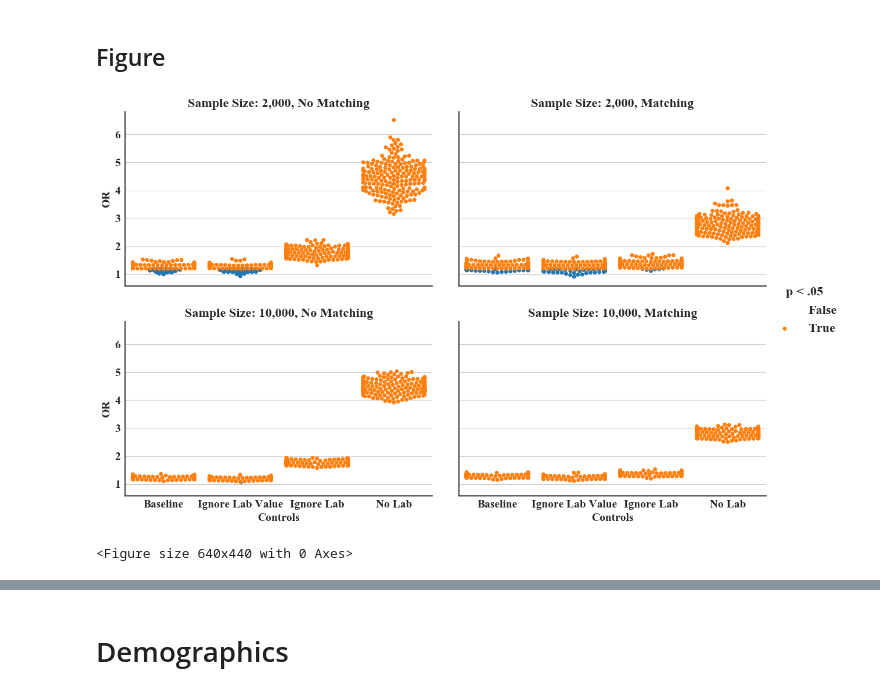
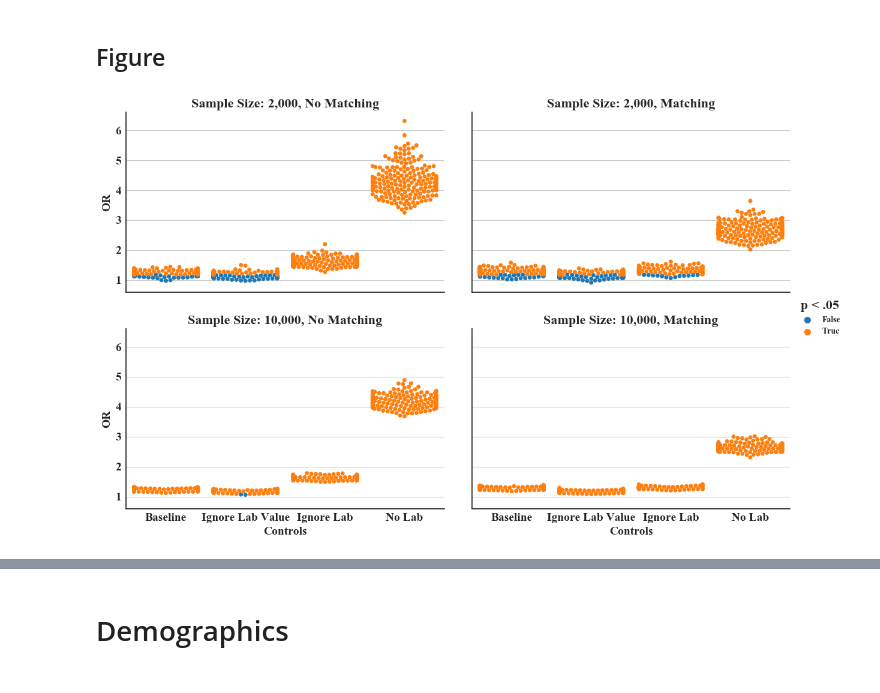
Before and after one commit to brettbj/association-robustness, a Jupyter notebook: Paper figs.ipynb, the cells around one changed output, grey strips where cells are left out. Saved outputs shown, nothing was run; the diff lists cells and outputs as text; code cells hidden in the pictures.

```diff
--- a/Paper figs.ipynb
+++ b/Paper figs.ipynb
@@ -168,9 +169,9 @@ plt.savefig('./figures/figure4.eps', dpi=300)
 # %% [markdown]
 ## Data
 # %%
-matched_results = pd.read_csv('results/matched_control_definitions_bootstrap.csv')
+matched_results = pd.read_csv('results/updated_matched_control_definitions_bootstrap.csv')
 matched_results['matching'] = 'age and gender'
-unmatched_results = pd.read_csv('results/control_definitions_bootstrap.csv')
+unmatched_results = pd.read_csv('results/updated_control_definitions_bootstrap.csv')
 unmatched_results['matching'] = 'none'
 
 results = pd.concat([unmatched_results, matched_results], join='inner')
@@ -309,44 +331,41 @@ print(results[(results['control']=='t2dControlEmergeNoLab') & (results['samp_siz
 # %%
 set_style()
 
-g = sns.FacetGrid(data=results, row='samp_size', col='matching', hue='p < .05',
-                  row_order=[2000, 10000], height=4, aspect=1.5)
-
-g = (g.map(sns.swarmplot, 'control', 'OR',
-           order=['t2dControlEmerge', 't2dControlEmergeIgnoreLabValue',
-                  't2dControlEmergeIgnoreLab', 't2dControlEmergeNoLab'])
-     .set_xticklabels(['Baseline', 'Ignore Lab Value', 'Ignore Lab', 'No Lab'], ha='center'))
+g = sns.catplot(kind='swarm', data=results, row='samp_size', col='matching',
+                x='control', y='OR', hue='p < .05',
+                order=['t2dControlEmerge', 't2dControlEmergeIgnoreLabValue',
+                       't2dControlEmergeIgnoreLab', 't2dControlEmergeNoLab'],
+                  row_order=[2000, 10000], height=4, aspect=1.5).set_xticklabels(['Baseline', 'Ignore Lab Value', 'Ignore Lab', 'No Lab'], ha='center')
 
 g.axes[0,0].yaxis.grid(True)
 g.axes[0,1].yaxis.grid(True)
 g.axes[1,0].yaxis.grid(True)
 g.axes[1,1].yaxis.grid(True)
 
 g.axes[0,0].set_title('Sample Size: 2,000, No Matching', fontsize=16)
 g.axes[0,1].set_title('Sample Size: 2,000, Matching', fontsize=16)
 g.axes[1,0].set_title('Sample Size: 10,000, No Matching', fontsize=16)
 g.axes[1,1].set_title('Sample Size: 10,000, Matching', fontsize=16)
 
 
 g.axes[0,0].tick_params(axis='both', which='major', labelsize=14)
 g.axes[0,1].tick_params(axis='both', which='major', labelsize=14)
 g.axes[1,0].tick_params(axis='both', which='major', labelsize=14)
 g.axes[1,1].tick_params(axis='both', which='major', labelsize=14)
 
 g.axes[1,0].set_xlabel('Controls', fontsize=14)
 g.axes[1,1].set_xlabel('Controls', fontsize=14)
 
 g.axes[0,0].set_ylabel('OR', fontsize=14)
 g.axes[1,0].set_ylabel('OR', fontsize=14)
 
-g.add_legend(fontsize=16)
+# g.add_legend(fontsize=16)
 plt.setp(g._legend.get_title(), fontsize=16)
 
-plt.show()
+# plt.show()
 plt.savefig('./figures/figure5.eps', dpi=300)
 # %% [output]
-[figure, old version]
+[figure, new version]
-<Figure size 640x440 with 0 Axes>
 # %%
 # Rows matched, cols matched
 groups = ['t2dControlEmerge', 't2dControlEmergeIgnoreLabValue', 't2dControlEmergeIgnoreLab', 't2dControlEmergeNoLab']
```
Also changed, not shown: parts of 23 cells of this notebook, 5 other files.
